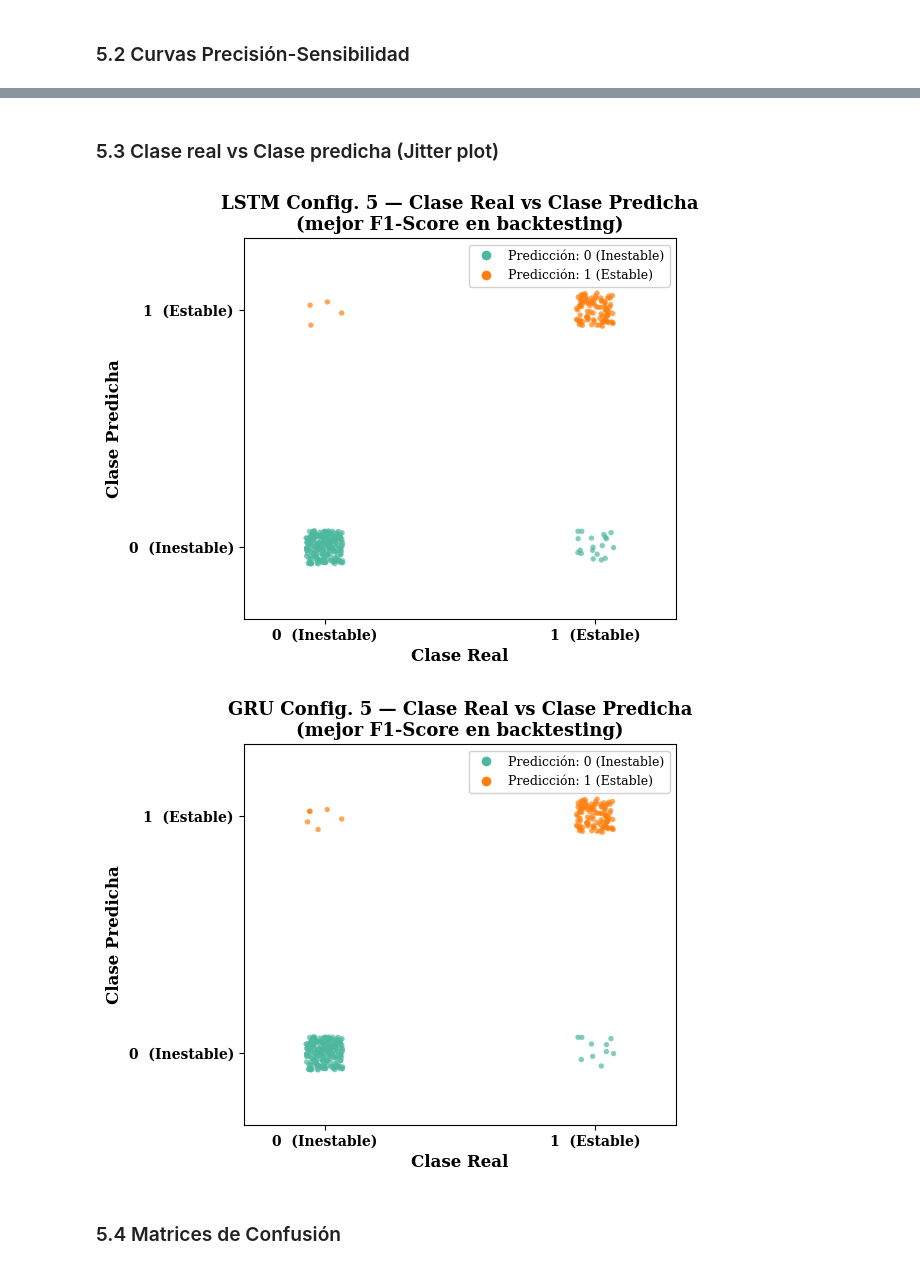
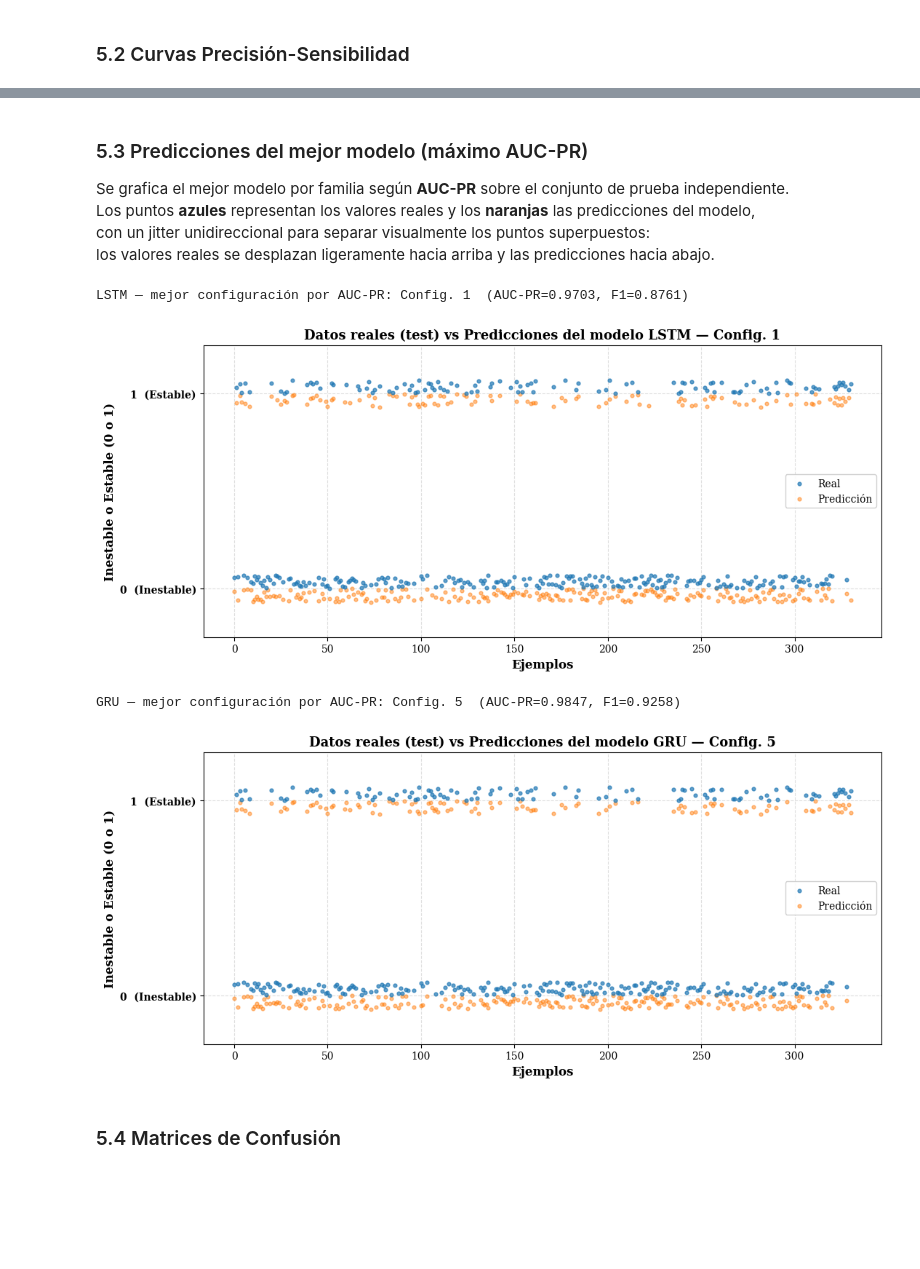
Before and after one commit to Rocha117/Evaluacion-Estabilidad-en-Sistemas-Hidraulicos-con-LSTM-y-GRU, a Jupyter notebook: inference.ipynb, the cells around one changed output, grey strips where cells are left out. Drawn from its saved outputs; the diff is of its cells as text; code cells hidden in the pictures; blank space fills up the shorter version.

```diff
--- a/inference.ipynb
+++ b/inference.ipynb
@@ -228,8 +216,7 @@ conf_matrices = {}  # matrices de confusión por modelo
 for key, modelo in modelos.items():
     mt_k, exp_str = key.split('_exp')
 
-    with tf.device(DEVICE):
-        probs  = modelo.predict(x_backtest, verbose=0).flatten()
+    probs  = modelo.predict(x_backtest, verbose=0).flatten()
     labels = (probs > 0.5).astype(int)
 
     pc, rc, _ = precision_recall_curve(y_backtest, probs)
@@ -348,48 +335,57 @@ for mt in ['lstm', 'gru']:
-# %% [markdown]
-### 5.3 Clase real vs Clase predicha (Jitter plot)
+# %% [markdown]
+### 5.3 Predicciones del mejor modelo (máximo AUC-PR)
+
+Se grafica el mejor modelo por familia según **AUC-PR** sobre el conjunto de prueba independiente.
+Los puntos **azules** representan los valores reales y los **naranjas** las predicciones del modelo,
+con un jitter unidireccional para separar visualmente los puntos superpuestos:
+los valores reales se desplazan ligeramente hacia arriba y las predicciones hacia abajo.
 # %%
-# ── Jitter plot — Clase Real vs Clase Predicha ────────────────────────────────
-# Se muestra el mejor modelo por familia (mayor F1-Score).
+# ── Gráficas del mejor modelo por AUC-PR (por familia) ───────────────────────
 
 for mt in ['lstm', 'gru']:
     MT       = mt.upper()
-    best_row = df_bt[df_bt['Modelo'] == MT].sort_values('F1-Score', ascending=False).iloc[0]
+
+    # Seleccionar el mejor modelo por AUC-PR
+    best_row = df_bt[df_bt['Modelo'] == MT].sort_values('AUC-PR', ascending=False).iloc[0]
+    best_cfg = best_row['Configuración']
     best_exp = int(best_row['Configuración'].split('.')[1].strip())
     key      = f'{mt}_exp{best_exp}'
 
-    labels_best = (pred_probs[key] > 0.5).astype(int)
-    rng         = np.random.default_rng(seed=42)
-    jit         = 0.07
+    probs_best  = pred_probs[key]
+    labels_best = (probs_best > 0.5).astype(int)
+    n           = len(y_backtest)
 
-    x_real  = y_backtest.flatten()  + rng.uniform(-jit, jit, size=len(y_backtest))
-    y_pred  = labels_best.flatten() + rng.uniform(-jit, jit, size=len(labels_best))
-    colores = np.where(labels_best == 0, '#4db89e', '#ff7f0e')
+    print(f'{MT} — mejor configuración por AUC-PR: {best_cfg}  '
+          f'(AUC-PR={best_row["AUC-PR"]:.4f}, F1={best_row["F1-Score"]:.4f})')
 
-    plt.figure(figsize=(6, 5))
-    plt.scatter(x_real, y_pred, c=colores, s=15, alpha=0.7, edgecolors='none')
+    _rng  = np.random.default_rng(seed=42)
+    _jit  = 0.07
+    _idx  = np.arange(n)
+    _real = y_backtest.flatten().astype(int)
+    _pred = labels_best.flatten()
 
-    leyenda = [
-        mlines.Line2D([0], [0], marker='o', color='w',
-                      markerfacecolor='#4db89e', markersize=8,
-                      label='Predicción: 0 (Inestable)'),
-        mlines.Line2D([0], [0], marker='o', color='w',
-                      markerfacecolor='#ff7f0e', markersize=8,
-                      label='Predicción: 1 (Estable)'),
-    ]
-    plt.legend(handles=leyenda, fontsize=9, framealpha=0.9)
+    # Real jitter HACIA ARRIBA (+), Predicción HACIA ABAJO (-)
+    _y_real = _real + _rng.uniform(0, _jit, size=n)
+    _y_pred = _pred - _rng.uniform(0, _jit, size=n)
 
-    plt.title(f'{MT} Config. {best_exp} — Clase Real vs Clase Predicha\n(mejor F1-Score en backtesting)',
+    plt.figure(figsize=(11, 5))
+    plt.scatter(_idx, _y_real, c='#1f77b4', s=12, alpha=0.7, label='Real',       zorder=3)
+    plt.scatter(_idx, _y_pred, c='#ff7f0e', s=12, alpha=0.5, label='Predicción', zorder=2)
+    plt.title(f'Datos reales (test) vs Predicciones del modelo {MT} — {best_cfg}',
               fontsize=13, fontweight='bold')
-    plt.xlabel('Clase Real',     fontsize=12, fontweight='bold')
-    plt.ylabel('Clase Predicha', fontsize=12, fontweight='bold')
-    plt.xticks([0, 1], ['0  (Inestable)', '1  (Estable)'], fontweight='bold')
+    plt.xlabel('Ejemplos',                    fontsize=12, fontweight='bold')
+    plt.ylabel('Inestable o Estable (0 o 1)', fontsize=12, fontweight='bold')
     plt.yticks([0, 1], ['0  (Inestable)', '1  (Estable)'], fontweight='bold')
-    plt.xlim(-0.3, 1.3); plt.ylim(-0.3, 1.3)
-    plt.grid(False)
+    plt.ylim(-0.25, 1.25)
+    plt.legend(fontsize=10, framealpha=0.9)
+    plt.grid(True, linestyle='--', alpha=0.4)
     plt.tight_layout(); plt.show()
+    print()
 # %% [output]
+LSTM — mejor configuración por AUC-PR: Config. 1  (AUC-PR=0.9703, F1=0.8761)
-[figure, old version]
+[figure, new version]
+GRU — mejor configuración por AUC-PR: Config. 5  (AUC-PR=0.9847, F1=0.9258)
-[figure, old version]
+[figure, new version]
 # %% [markdown]
 ### 5.4 Matrices de Confusión
 # %%
```
Also changed, not shown: parts of 10 cells of this notebook, 11 other files.
